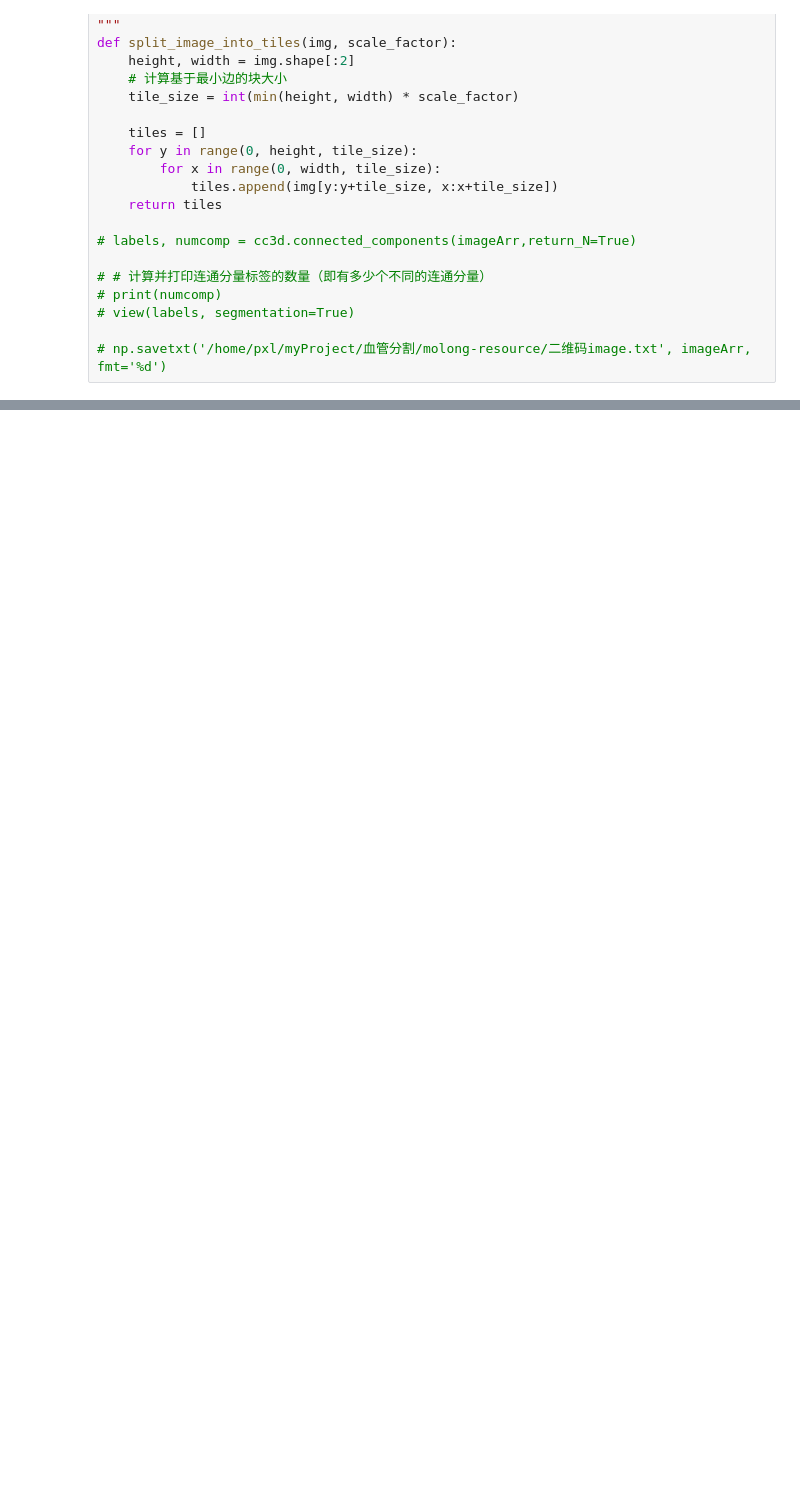
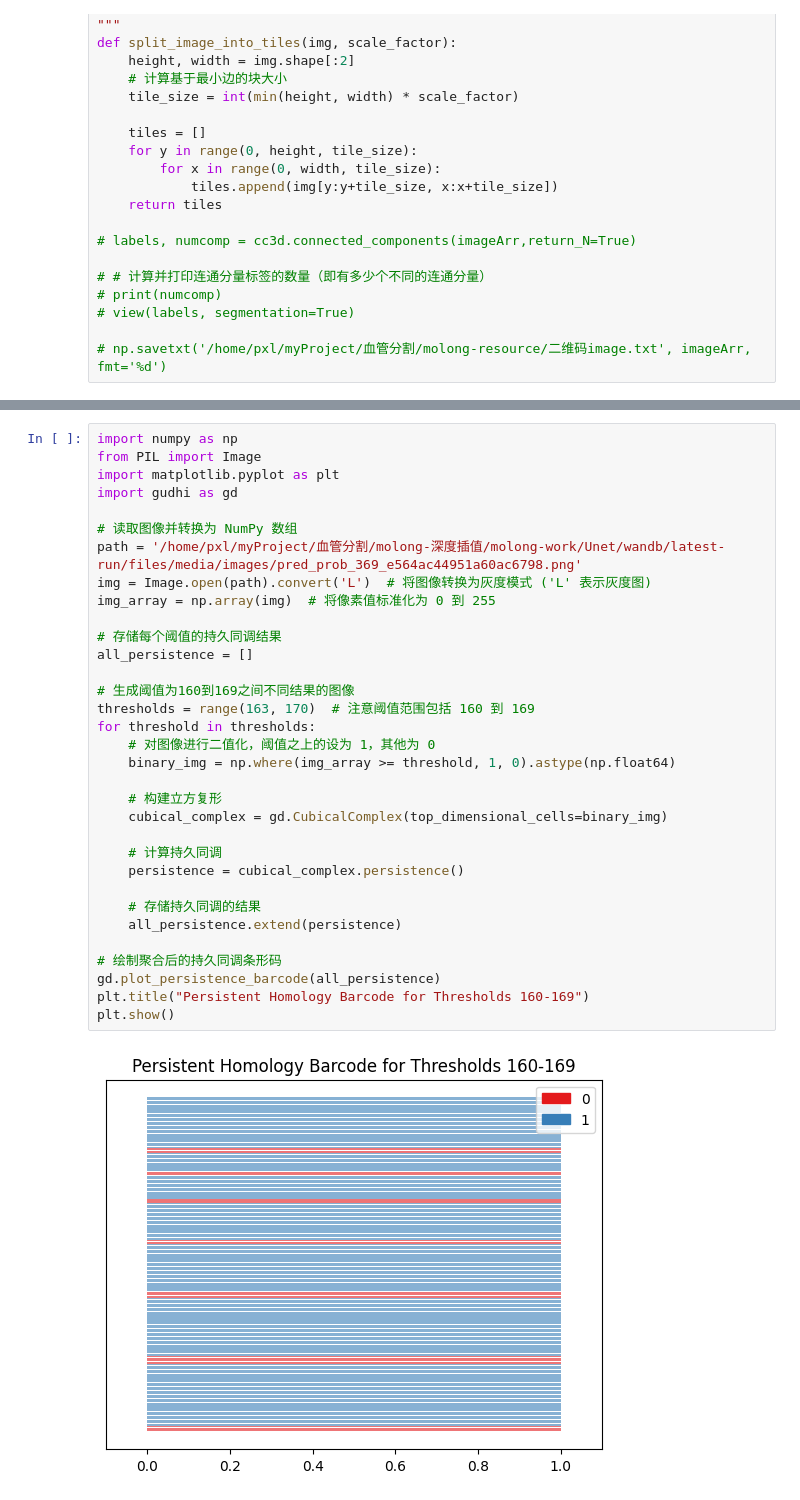
Before and after one commit to molongIT/molong--, a Jupyter notebook: molong-utils/查看像素块.ipynb, the cells around one changed output, grey strips where cells are left out. Cells and saved outputs as stored; diff of their text form; blank space fills up the shorter version.

```diff
--- a/molong-utils/查看像素块.ipynb
+++ b/molong-utils/查看像素块.ipynb
@@ -182,0 +187,35 @@ visualize_pyramid(pyramid)
+# %%
+import numpy as np
+from PIL import Image
+import matplotlib.pyplot as plt
+import gudhi as gd
+
+# 读取图像并转换为 NumPy 数组
+path = '/home/pxl/myProject/血管分割/molong-深度插值/molong-work/Unet/wandb/latest-run/files/media/images/pred_prob_369_e564ac44951a60ac6798.png'
+img = Image.open(path).convert('L')  # 将图像转换为灰度模式 ('L' 表示灰度图)
+img_array = np.array(img)  # 将像素值标准化为 0 到 255
+
+# 存储每个阈值的持久同调结果
+all_persistence = []
+
+# 生成阈值为160到169之间不同结果的图像
+thresholds = range(163, 170)  # 注意阈值范围包括 160 到 169
+for threshold in thresholds:
+    # 对图像进行二值化，阈值之上的设为 1，其他为 0
+    binary_img = np.where(img_array >= threshold, 1, 0).astype(np.float64)
+
+    # 构建立方复形
+    cubical_complex = gd.CubicalComplex(top_dimensional_cells=binary_img)
+
+    # 计算持久同调
+    persistence = cubical_complex.persistence()
+
+    # 存储持久同调的结果
+    all_persistence.extend(persistence)
+
+# 绘制聚合后的持久同调条形码
+gd.plot_persistence_barcode(all_persistence)
+plt.title("Persistent Homology Barcode for Thresholds 160-169")
+plt.show()
+# %% [output]
+[figure, added]
```
Also changed, not shown: parts of 4 cells of this notebook, 36 other files.
